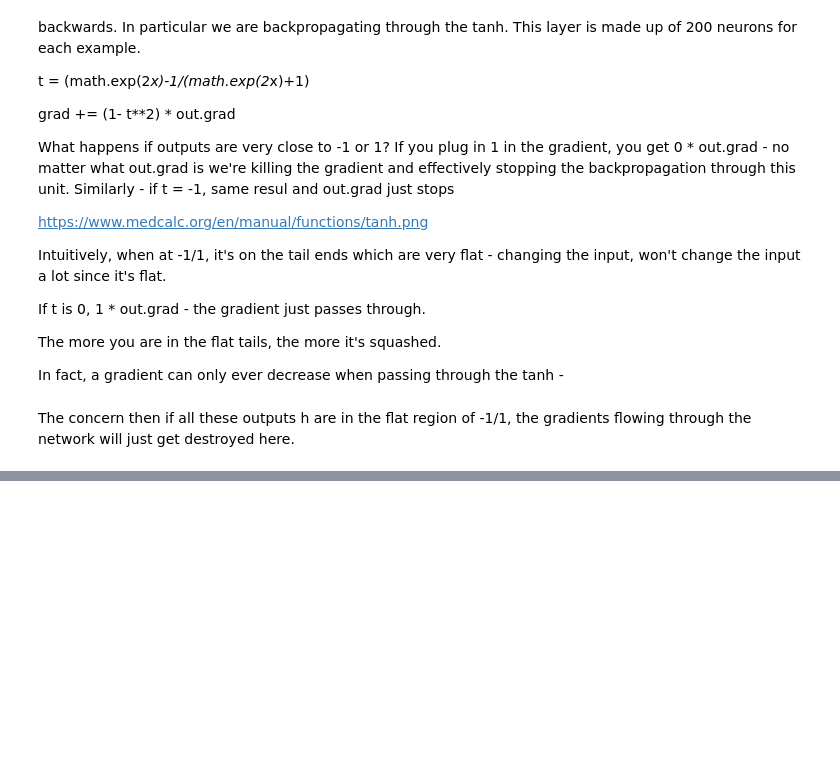
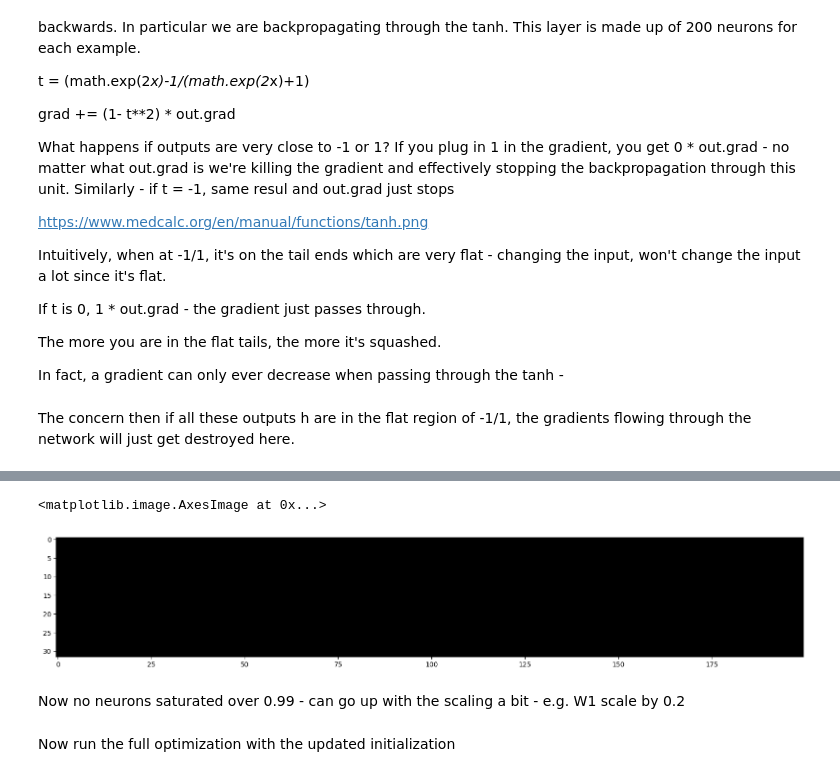
Before and after one commit to martush/martush_notebooks, a Jupyter notebook: Char_Level_Language_Model_MLP_2.ipynb, the cells around one changed output, grey strips where cells are left out. Cells and saved outputs as stored; diff of their text form; code cells hidden in the pictures; blank space fills up the shorter version.

```diff
--- a/Char_Level_Language_Model_MLP_2.ipynb
+++ b/Char_Level_Language_Model_MLP_2.ipynb
@@ -602,0 +688,10 @@ We don't have such cases.
+# %%
+plt.figure(figsize=(20,10))
+plt.imshow(h.abs() > 0.99, cmap='gray', interpolation='nearest') #white if true
+# %% [output]
+<matplotlib.image.AxesImage at 0x...>
+[figure, added]
+# %% [markdown]
+Now no neurons saturated over 0.99 - can go up with the scaling a bit - e.g. W1 scale by 0.2
+# %% [markdown]
+Now run the full optimization with the updated initialization
```
Also changed, not shown: parts of 21 cells of this notebook.
